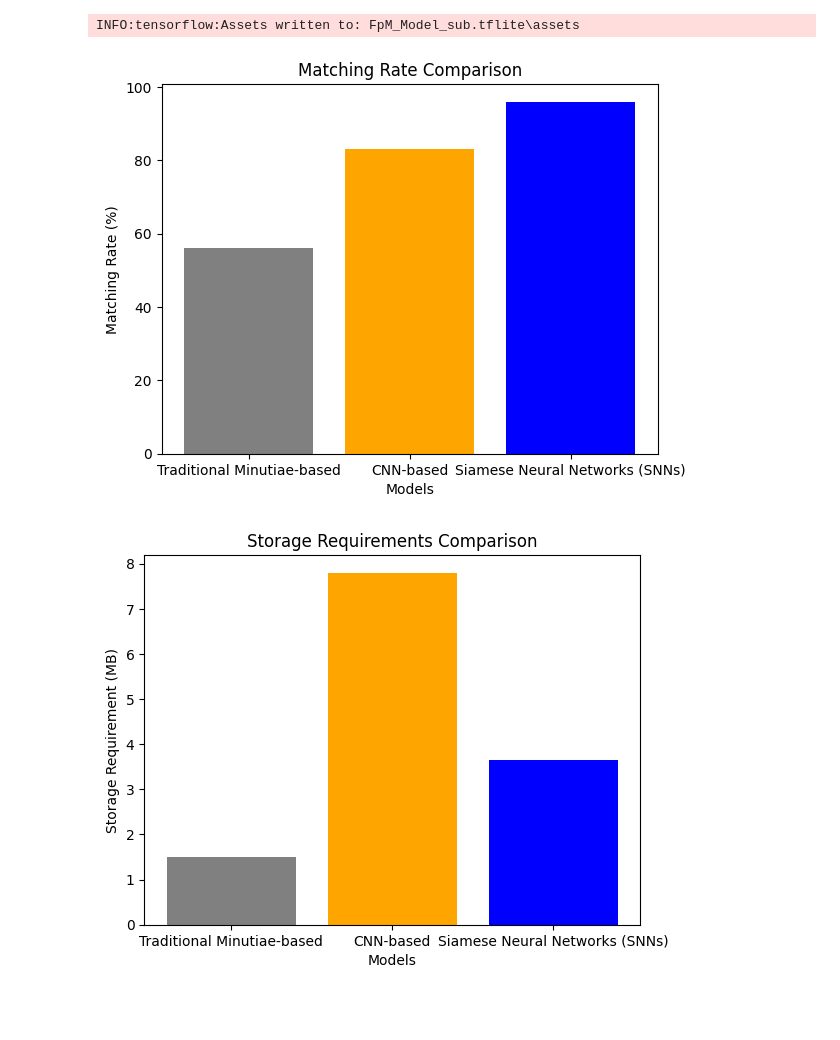
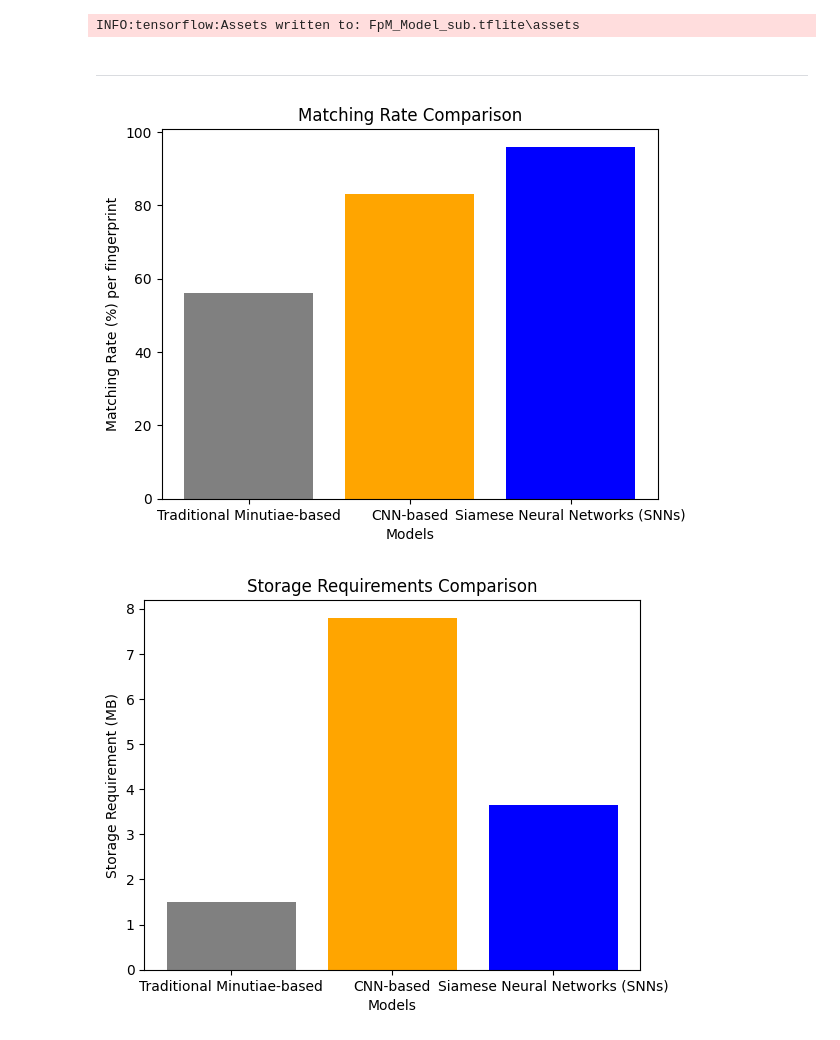
Before and after one commit to Sarvesh-DG-6/FingerPrintMatchingSNN, a Jupyter notebook: train.ipynb, the cells around one changed output. Cells and saved outputs as stored; diff of their text form; code cells hidden in the pictures; blank space fills up the shorter version.

```diff
--- a/train.ipynb
+++ b/train.ipynb
@@ -663,21 +603,23 @@ model.save('FpM_Model_sub.tflite')
 # %% [output]
 INFO:tensorflow:Assets written to: FpM_Model_sub.tflite\assets
 INFO:tensorflow:Assets written to: FpM_Model_sub.tflite\assets
+# %% [markdown]
+-------------------------------------------------------------------------------------------------------------------------------------------------------------
 # %%
 import matplotlib.pyplot as plt
 
 # Data
 models = ['Traditional Minutiae-based', 'CNN-based', 'Siamese Neural Networks (SNNs)']
 matching_rate = [56, 83, 96]
 
 # Plot
 plt.bar(models, matching_rate, color=['gray', 'orange', 'blue'])
 plt.xlabel('Models')
-plt.ylabel('Matching Rate (%)')
+plt.ylabel('Matching Rate (%) per fingerprint')
 plt.title('Matching Rate Comparison')
 plt.show()
 # %% [output]
-[figure, old version]
+[figure, new version]
 # %%
 # Data
 storage = [1.5, 7.8, 3.64]
```
Also changed, not shown: parts of 19 cells of this notebook.
